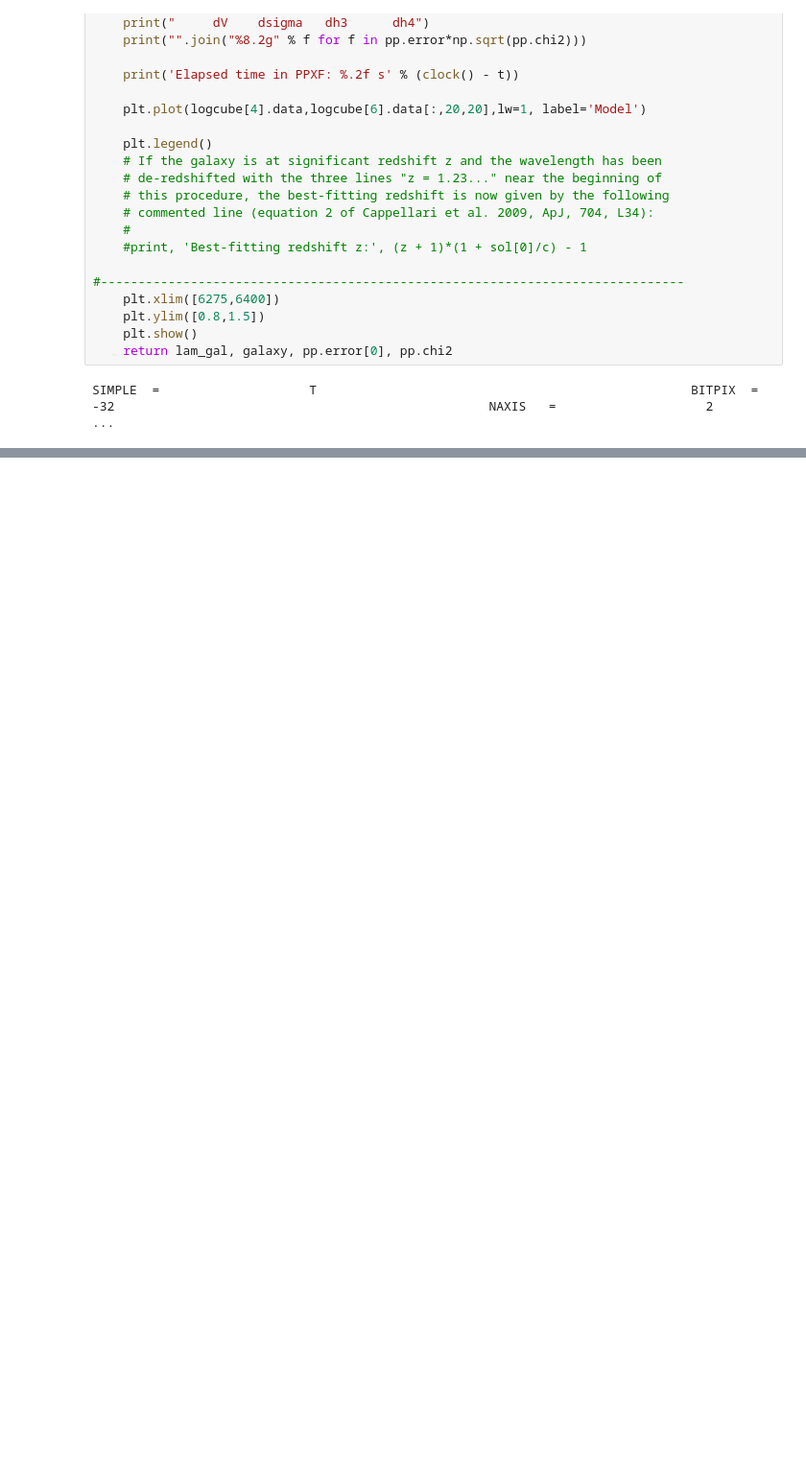
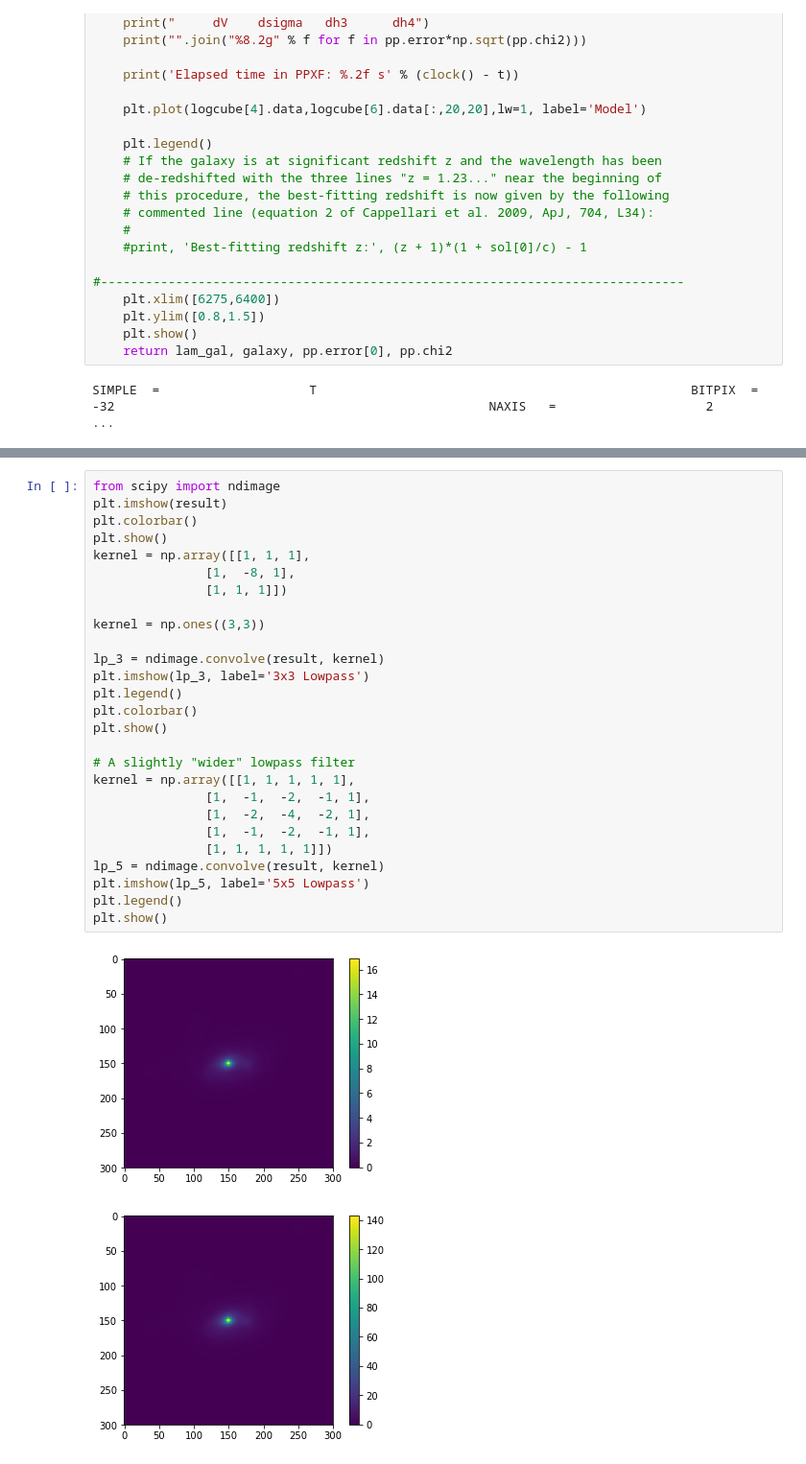
Before and after one commit to beckynevin/ppxf_MaNGA, a Jupyter notebook: Image_degradation.ipynb, the cells around one changed output, grey strips where cells are left out. Shown: that part at 96% size. Cells and saved outputs as stored; diff of their text form; blank space fills up the shorter version.

```diff
--- a/Image_degradation.ipynb
+++ b/Image_degradation.ipynb
@@ -1399,0 +1683,30 @@ SIMPLE  =                    T
+# %%
+from scipy import ndimage
+plt.imshow(result)
+plt.colorbar()
+plt.show()
+kernel = np.array([[1, 1, 1],
+               [1,  -8, 1],
+               [1, 1, 1]])
+
+kernel = np.ones((3,3))
+
+lp_3 = ndimage.convolve(result, kernel)
+plt.imshow(lp_3, label='3x3 Lowpass')
+plt.legend()
+plt.colorbar()
+plt.show()
+
+# A slightly "wider" lowpass filter
+kernel = np.array([[1, 1, 1, 1, 1],
+               [1,  -1,  -2,  -1, 1],
+               [1,  -2,  -4,  -2, 1],
+               [1,  -1,  -2,  -1, 1],
+               [1, 1, 1, 1, 1]])
+lp_5 = ndimage.convolve(result, kernel)
+plt.imshow(lp_5, label='5x5 Lowpass')
+plt.legend()
+plt.show()
+# %% [output]
+[figure, added]
+[figure, added]
```
Also changed, not shown: parts of 14 cells of this notebook.
